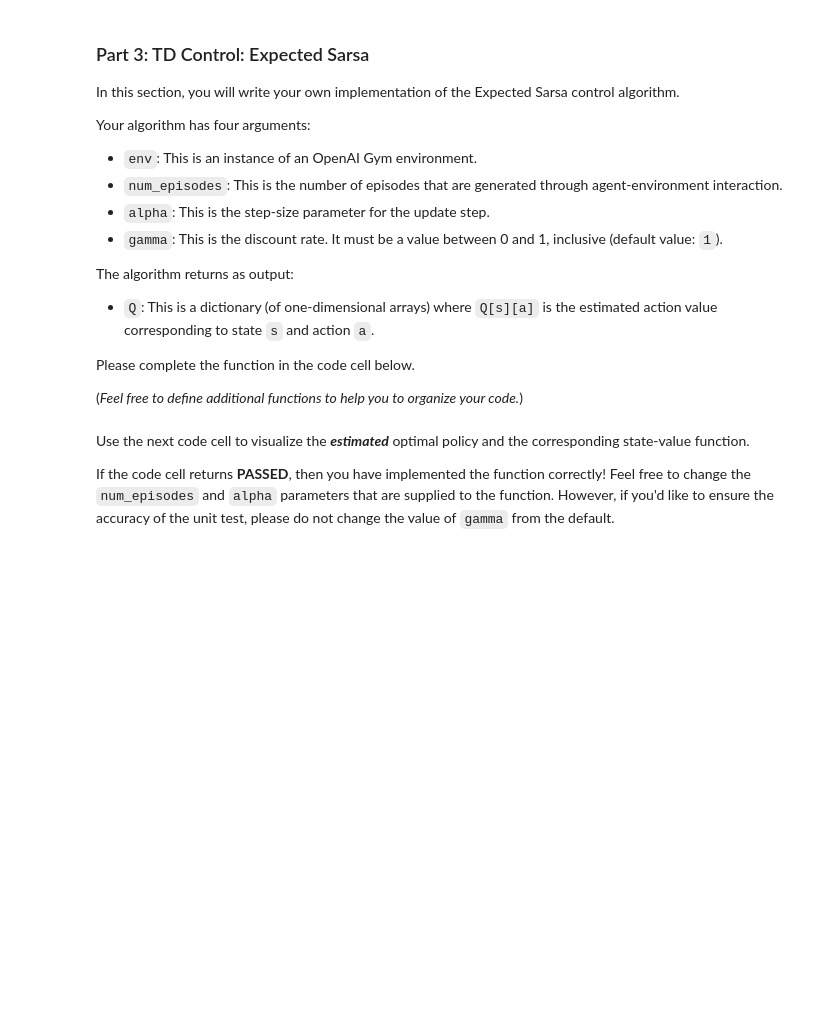
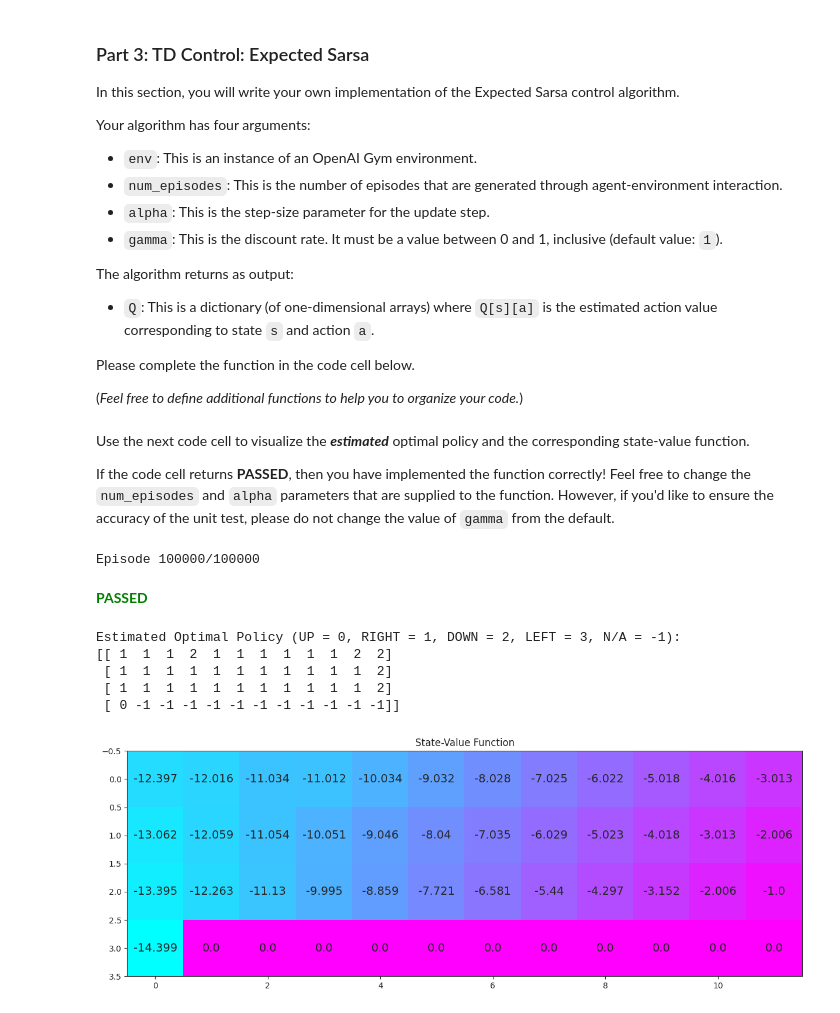
Before and after one commit to AmitNativ1984/deep-reinforcement-learning, a Jupyter notebook: temporal-difference/Temporal_Difference.ipynb, the cells around one changed output. Saved outputs shown, nothing was run; the diff lists cells and outputs as text; code cells hidden in the pictures; blank space fills up the shorter version.

```diff
--- a/temporal-difference/Temporal_Difference.ipynb
+++ b/temporal-difference/Temporal_Difference.ipynb
@@ -97,9 +97,9 @@ def select_epsilon_greedy_action(Q, state, nA, epsilon):
         p[np.argmax(Q[state])] = 1 - epsilon + epsilon/nA
 
     action = np.random.choice(np.arange(nA), p=p)
-    return action
+    return action, p
 
-def sarsa(env, num_episodes, alpha, gamma=1.0, min_epsilon=0.01):
+def sarsa(env, num_episodes, alpha, gamma=1.0):
     # initialize action-value function (empty dictionary of arrays)
     Q = defaultdict(lambda: np.zeros(env.nA))
     # initialize performance monitor
@@ -114,7 +114,7 @@ def sarsa(env, num_episodes, alpha, gamma=1.0, min_epsilon=0.01):
         ### initialize parameters:
         epsilon = 1/i_episode
         state, _ = env.reset()
-        action = select_epsilon_greedy_action(Q, state, env.nA, epsilon)
+        action, _ = select_epsilon_greedy_action(Q, state, env.nA, epsilon)
         while True:
             # take action At, and observe Rt+1, St+1
             next_state, reward, done, info,_ = env.step(action)
@@ -126,7 +126,7 @@ def sarsa(env, num_episodes, alpha, gamma=1.0, min_epsilon=0.01):
                 break
 
             # update Q
-            next_action = select_epsilon_greedy_action(Q, next_state, env.nA, epsilon)
+            next_action, _ = select_epsilon_greedy_action(Q, next_state, env.nA, epsilon)
             Q[state][action] = update_Q_sarsa(Q, alpha, gamma, state, action, reward, next_state, next_action)
 
             state = next_state
@@ -224,6 +259,14 @@ Please complete the function in the code cell below.
 
 (_Feel free to define additional functions to help you to organize your code._)
 # %%
+def update_Q_expected_sarsa(Q, probs, alpha, gamma, state, action, reward, next_state=None, next_action=None):
+    current = Q[state][action]
+    Qsa_next = np.dot(probs, Q[next_state]) if next_state is not None else 0
+    target = reward + (gamma * Qsa_next)
+    new_value = current + alpha * (target - current)
+
+    return new_value
+
 def expected_sarsa(env, num_episodes, alpha, gamma=1.0):
     # initialize empty dictionary of arrays
     Q = defaultdict(lambda: np.zeros(env.nA))
@@ -234,7 +277,20 @@ def expected_sarsa(env, num_episodes, alpha, gamma=1.0):
             print("\rEpisode {}/{}".format(i_episode, num_episodes), end="")
             sys.stdout.flush()
 
-        ## TODO: complete the function
+        epsilon = 1/i_episode
+        state, _ = env.reset()
+        action, probs = select_epsilon_greedy_action(Q, state, env.nA, epsilon)
+        while True:
+            next_state, reward, done, info, _ = env.step(action)
+            if done:
+                Q[state][action] = update_Q_expected_sarsa(Q, probs, alpha, gamma, state, action, reward)
+                break
+
+            next_action, probs = select_epsilon_greedy_action(Q, next_state, env.nA, epsilon)
+            Q[state][action] = update_Q_expected_sarsa(Q, probs, alpha, gamma, state, action, reward, next_state, next_action)
+
+            state = next_state
+            action = next_action
 
     return Q
 # %% [markdown]
@@ -243,13 +299,22 @@ Use the next code cell to visualize the **_estimated_** optimal policy and the c
 If the code cell returns **PASSED**, then you have implemented the function correctly!  Feel free to change the `num_episodes` and `alpha` parameters that are supplied to the function.  However, if you'd like to ensure the accuracy of the unit test, please do not change the value of `gamma` from the default.
 # %%
 # obtain the estimated optimal policy and corresponding action-value function
-Q_expsarsa = expected_sarsa(env, 10000, 1)
+Q_expsarsa = expected_sarsa(env, 100000, 1)
 
 # print the estimated optimal policy
 policy_expsarsa = np.array([np.argmax(Q_expsarsa[key]) if key in Q_expsarsa else -1 for key in np.arange(48)]).reshape(4,12)
 check_test.run_check('td_control_check', policy_expsarsa)
 print("\nEstimated Optimal Policy (UP = 0, RIGHT = 1, DOWN = 2, LEFT = 3, N/A = -1):")
 print(policy_expsarsa)
 
 # plot the estimated optimal state-value function
 plot_values([np.max(Q_expsarsa[key]) if key in Q_expsarsa else 0 for key in np.arange(48)])
+# %% [output]
+Episode 100000/100000
+**<span style="color: green;">PASSED</span>**
+Estimated Optimal Policy (UP = 0, RIGHT = 1, DOWN = 2, LEFT = 3, N/A = -1):
+[[ 1  1  1  2  1  1  1  1  1  1  2  2]
+ [ 1  1  1  1  1  1  1  1  1  1  1  2]
+ [ 1  1  1  1  1  1  1  1  1  1  1  2]
+ [ 0 -1 -1 -1 -1 -1 -1 -1 -1 -1 -1 -1]]
+[figure, added]
```
Also changed, not shown: parts of 2 cells of this notebook, 1 other file.
